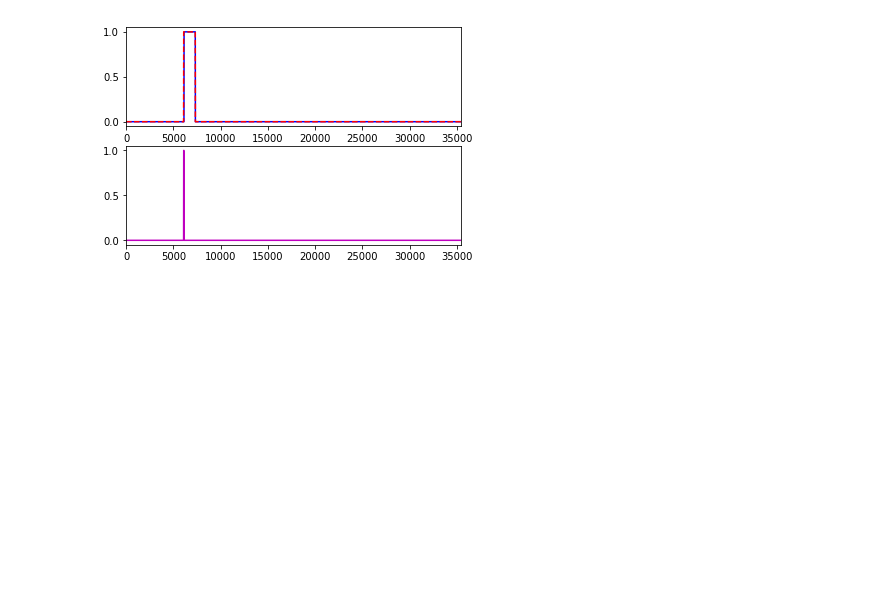
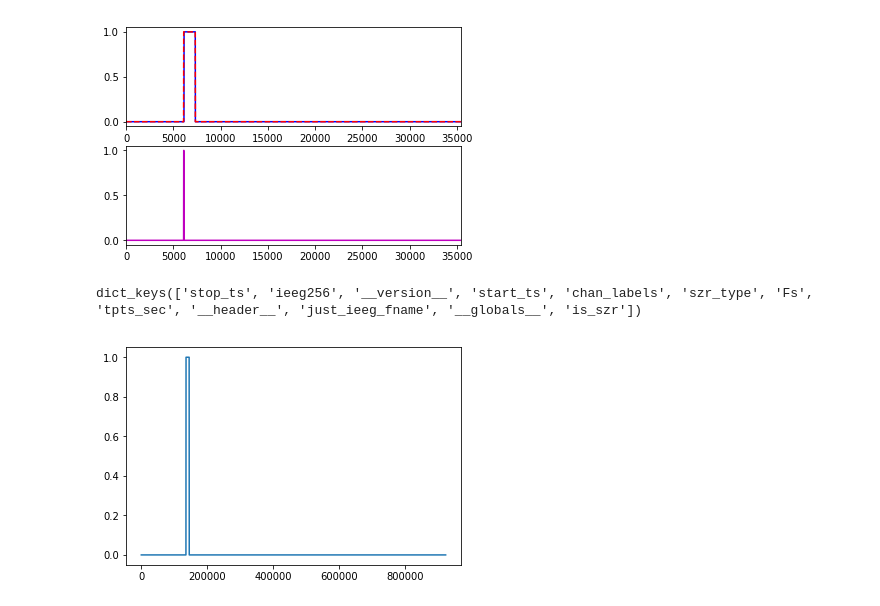
Before and after one commit to dmgroppe/SZR_ANT, a Jupyter notebook: EU_CODE/eu_sbox_lappy.ipynb, the cells around one changed output. Cells and saved outputs as stored; diff of their text form; code cells hidden in the pictures; blank space fills up the shorter version.

```diff
--- a/EU_CODE/eu_sbox_lappy.ipynb
+++ b/EU_CODE/eu_sbox_lappy.ipynb
@@ -95,3 +95,16 @@ print('That is %f seconds ' % (n_dif/10))
 # of extra szr windows=39
 That is 3.900000 seconds
 [figure]
+# %%
+in_file='/Users/davidgroppe/ONGOING/EU_EEG/FR_1096/109600102_0001.mat'
+in_dict=sio.loadmat(in_file)
+print(in_dict.keys())
+# %% [output]
+dict_keys(['stop_ts', 'ieeg256', '__version__', 'start_ts', 'chan_labels', 'szr_type', 'Fs', 'tpts_sec', '__header__', 'just_ieeg_fname', '__globals__', 'is_szr'])
+# %%
+is_szr=in_dict['is_szr']
+plt.figure(1)
+plt.clf()
+plt.plot(is_szr)
+# %% [output]
+[figure, added]
```
Also changed, not shown: parts of 5 cells of this notebook, 14 other files.
